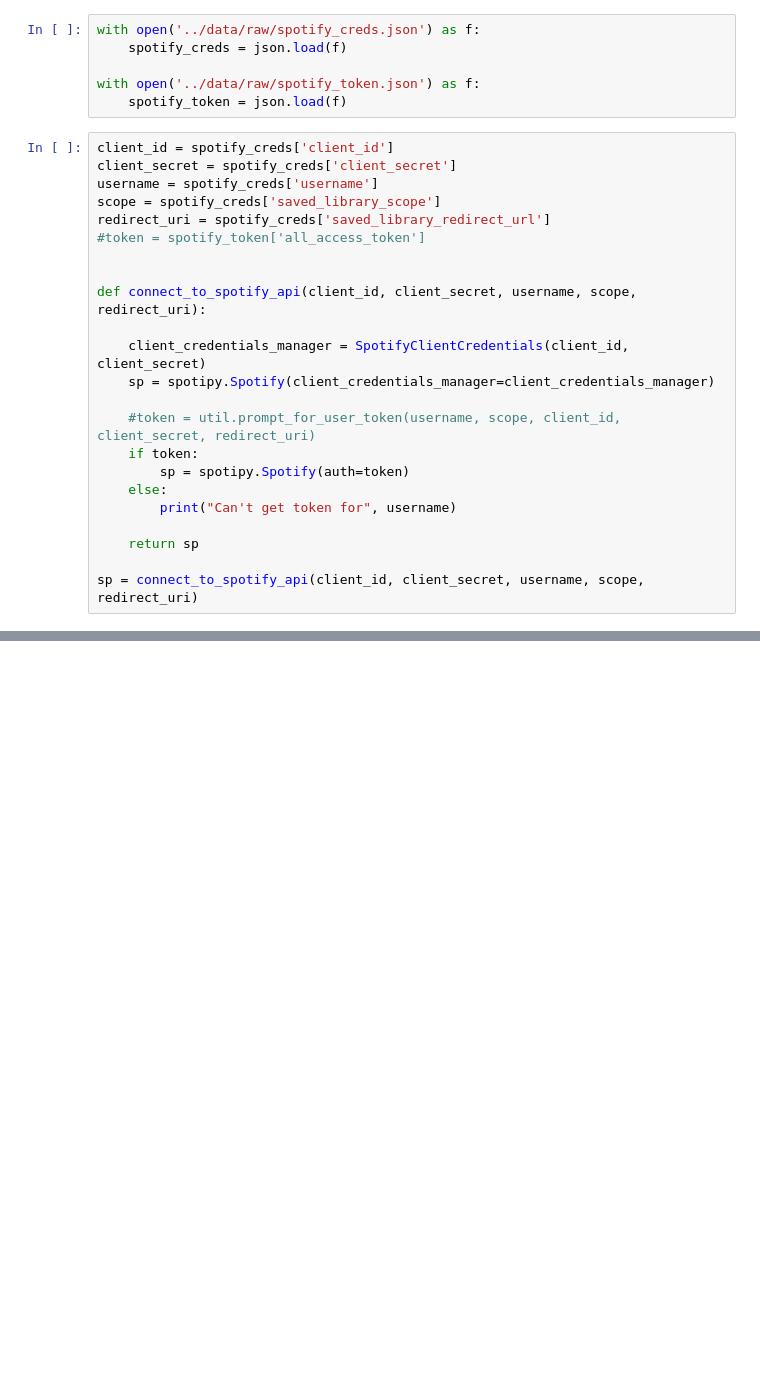
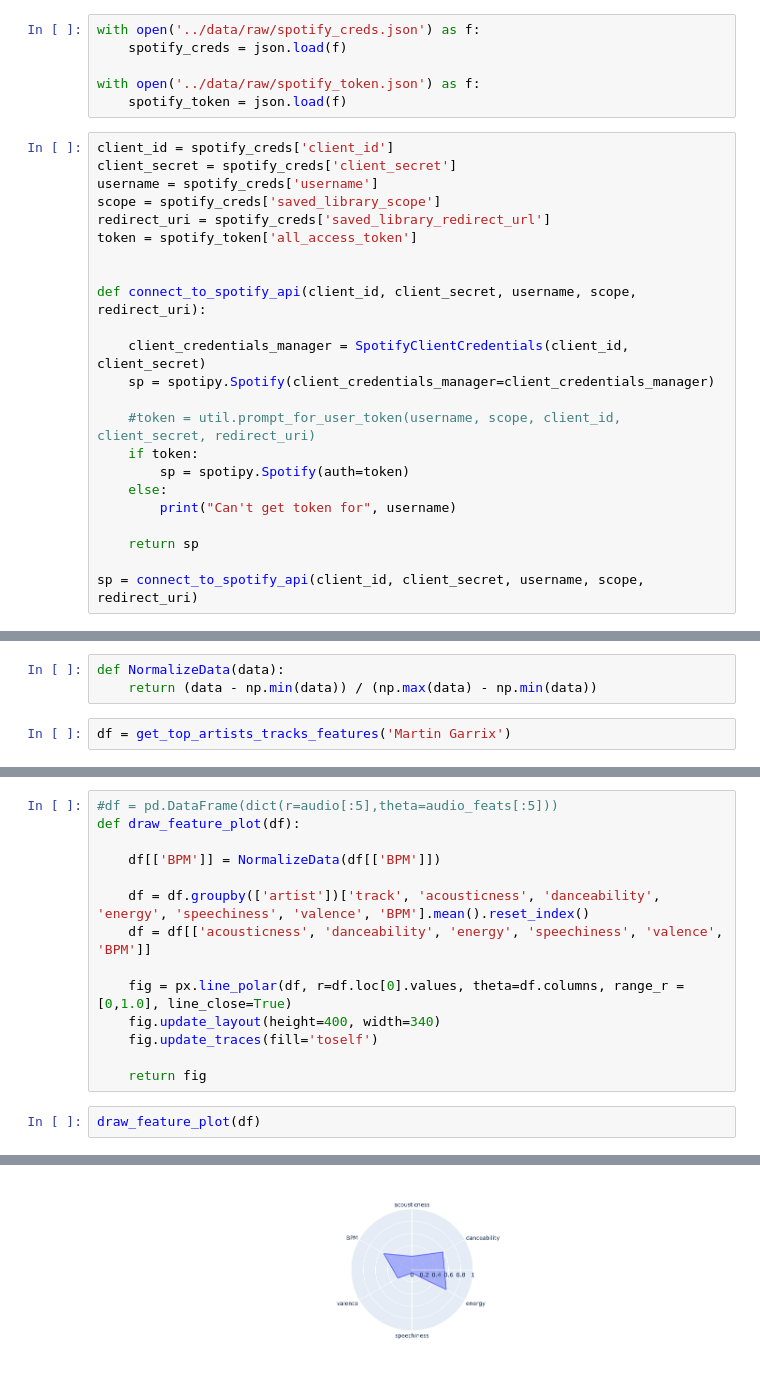
Before and after one commit to haoweini/spotify_stream, a Jupyter notebook: notebooks/Recommend Artists.ipynb, the cells around one changed output, grey strips where cells are left out. Saved outputs shown, nothing was run; the diff lists cells and outputs as text; blank space fills up the shorter version.

Commit message:
Add Artists audio features

```diff
--- a/notebooks/Recommend Artists.ipynb
+++ b/notebooks/Recommend Artists.ipynb
@@ -56,7 +23,7 @@ client_secret = spotify_creds['client_secret']
 username = spotify_creds['username']
 scope = spotify_creds['saved_library_scope']
 redirect_uri = spotify_creds['saved_library_redirect_url']
-#token = spotify_token['all_access_token']
+token = spotify_token['all_access_token']
 
 
 def connect_to_spotify_api(client_id, client_secret, username, scope, redirect_uri):
@@ -164,0 +68,5 @@ a
+# %%
+def NormalizeData(data):
+    return (data - np.min(data)) / (np.max(data) - np.min(data))
+# %%
+df = get_top_artists_tracks_features('Martin Garrix')
@@ -164,0 +75,17 @@ a
+# %%
+#df = pd.DataFrame(dict(r=audio[:5],theta=audio_feats[:5]))
+def draw_feature_plot(df):
+
+    df[['BPM']] = NormalizeData(df[['BPM']])
+
+    df = df.groupby(['artist'])['track', 'acousticness', 'danceability', 'energy', 'speechiness', 'valence', 'BPM'].mean().reset_index()
+    df = df[['acousticness', 'danceability', 'energy', 'speechiness', 'valence', 'BPM']]
+
+    fig = px.line_polar(df, r=df.loc[0].values, theta=df.columns, range_r = [0,1.0], line_close=True)
+    fig.update_layout(height=400, width=340)
+    fig.update_traces(fill='toself')
+
+    return fig
+# %%
+draw_feature_plot(df)
+# %% [output]
@@ -164,0 +93 @@ a
+[figure, added]
```
Also changed, not shown: parts of 12 cells of this notebook, 5 other files.
